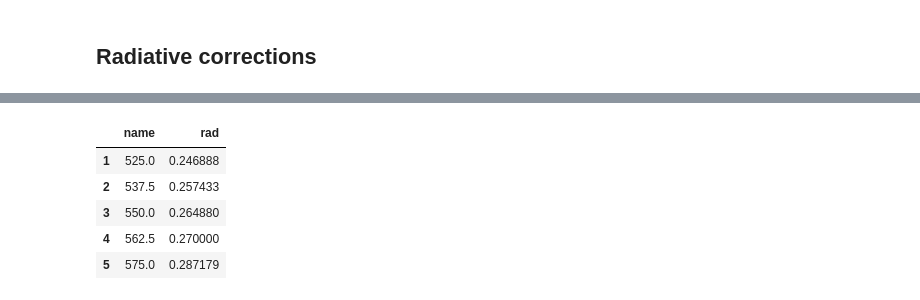
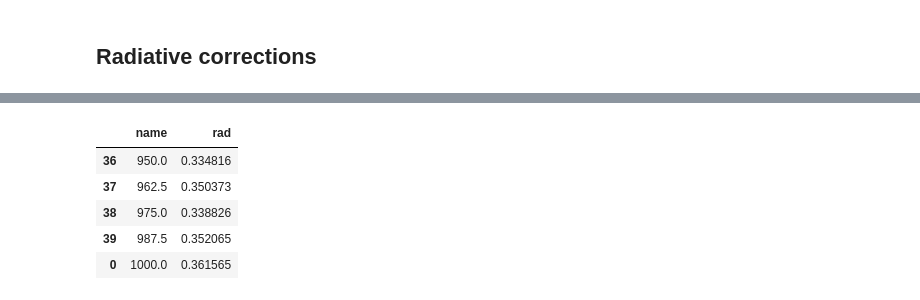
Before and after one commit to nikita-p/research, a Jupyter notebook: uproot/lib/All analysis.ipynb, the cells around one changed output, grey strips where cells are left out. Cells and saved outputs as stored; diff of their text form; code cells hidden in the pictures.

```diff
--- a/uproot/lib/All analysis.ipynb
+++ b/uproot/lib/All analysis.ipynb
@@ -338,5 +338,7 @@ fit_frame = fit_frame.join(triggers[['TrigEff','TrigErr']])
 import lib
 from lib import MDVM
 # %%
-cs_n = [lib.get_KSKL_phi(), lib.get_KSKL_up('./data/fit_frame_19.csv', './data/rad_frame.csv')] #neutral kaons
-cs_c = [lib.get_KPKM_phi(), lib.get_KPKM_up()] #charged kaons
+#neutral kaons
+cs_n = [lib.get_KSKL_phi(), lib.get_KSKL_babar(), lib.get_KSKL_up('./data/fit_frame_19.csv', './data/rad_frame.csv')]
+#charged kaons
+cs_c = [lib.get_KPKM_phi(), lib.get_KPKM_up(), lib.get_KPKM_up2()]
@@ -352,20 +354,23 @@ cs_n[1].head()
 # %%
 A = MDVM()
 # %%
+max_e = 3
 def least_squares(par):
     chisq = 0
-    for c in cs_n:
-        chisq += np.square( (c.cs - A.Cross_Section_Neutral(c.energy, par))/c.cs_err ).sum()
-    for c in cs_c:
-        chisq += np.square( (c.cs - A.Cross_Section_Charged(c.energy, par))/c.cs_err ).sum()
+    for c in np.array(cs_n)[[0,2]]:
+        chisq += np.square( (c.cs - A.Cross_Section_Neutral(c.energy, par))/c.cs_err )[c.energy<max_e].sum()
+    for c in cs_c[:1]:
+        chisq += np.square( (c.cs - A.Cross_Section_Charged(c.energy, par))/c.cs_err )[c.energy<max_e].sum()
     return chisq
 # %%
 names = ['$\\rho$', '$\\omega$', '$\\phi$', '$\\rho\'$', '$\\omega\'$',
-         '$\\phi\'$', '$\\rho\'\'$', '$\\omega\'\'$', '$\\rho\'\'\'$', '$\\phi\'\'$', '$\\eta$',
-         '$m_\\phi\'$', '$\Gamma_\\phi\'$']
-params = [1.0808, 0.3912, 1.0417, -0.063, -0.0989, -0.1441, -0.0706, 0.0026, -0.043, -0.0932, 0.9829, 1668.0474, 170.2386]
-fix_pars = [False, False, False, False, False, False, False, False, False,
-            False, False, False, False] # True False
+         '$\\phi\'$', '$\\rho\'\'$', '$\\omega\'\'$', '$\\phi\'\'$', '$\\eta$',
+         'M($\\phi\'\'$)', 'W($\\phi\'\'$)', 'M($\\phi\'$)', 'W($\\phi\'$)', 'rho4', 'Mrho4', 'Wrho4']
+params = [1.674, 2.3077, 1.0255, 0., 0., -0.125, -0.0247, 0.0373, 0.0033, 1.0022,
+          2193.7214, 43.4112, 1680.0, 150.0, 0.0184, 1909.9762, 176.6471]
+params = m.np_values()
+fix_pars = [True, True, True, False, False, False, False, False, False, False,
+            True, True, False, True, False, True, True] # True False
 error_pars = 0.05*np.array(params)
 # %%
 m = iminuit.Minuit.from_array_func(least_squares, params, fix=fix_pars, name=names, \
@@ -506,11 +553,11 @@ plt.scatter(rad_frame.name, rad_frame.rad)
 # %%
-rad_frame.head()
+rad_frame.tail()
 # %% [output]
 |  | name | rad |
-| 1 | 525.0 | 0.246888 |
-| 2 | 537.5 | 0.257433 |
-| 3 | 550.0 | 0.264880 |
-| 4 | 562.5 | 0.270000 |
-| 5 | 575.0 | 0.287179 |
+| 36 | 950.0 | 0.334816 |
+| 37 | 962.5 | 0.350373 |
+| 38 | 975.0 | 0.338826 |
+| 39 | 987.5 | 0.352065 |
+| 0 | 1000.0 | 0.361565 |
 # %%
 rad_frame.to_csv('./data/rad_frame.csv', index=False)
```
Also changed, not shown: parts of 15 cells of this notebook, 18 other files.
